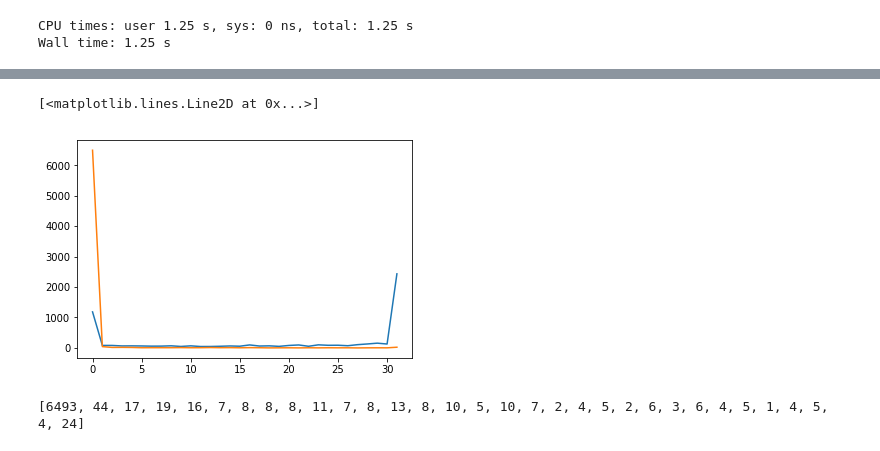
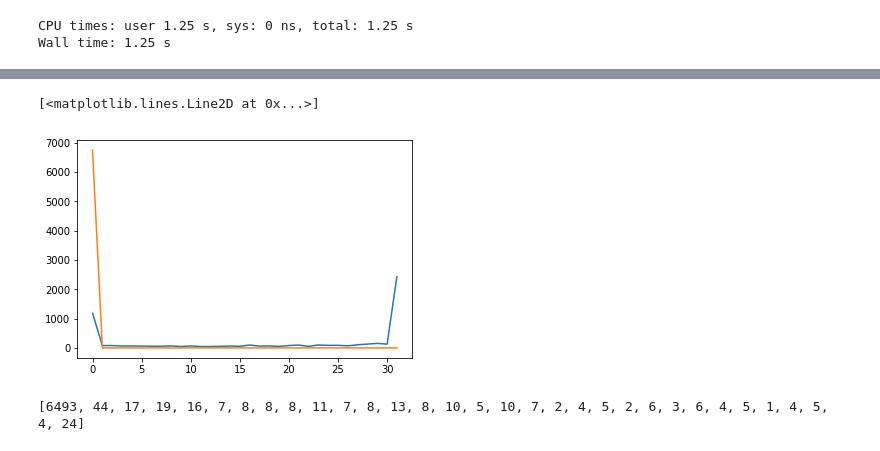
Before and after one commit to csielee/2018ML, a Jupyter notebook: HW2/HW2.ipynb, the cells around one changed output, grey strips where cells are left out. Saved outputs shown, nothing was run; the diff lists cells and outputs as text; code cells hidden in the pictures.

```diff
--- a/HW2/HW2.ipynb
+++ b/HW2/HW2.ipynb
@@ -94,7 +94,13 @@ for _, i in enumerate(train_images.datas):
 CPU times: user 1.25 s, sys: 0 ns, total: 1.25 s
 Wall time: 1.25 s
 # %%
+%%time
 # class, pixels, bins
 
-Pixel_P = [[[1 for _ in range(32)] for _ in range(28*28)] for _ in range(10)]
+Pixel_P = [[[10**-6 for _ in range(32)] for _ in range(28*28)] for _ in range(10)]
 Class_P = [0 for _ in range(10)]
+
+for idx, bs in enumerate(train_images.datas):
+    Class_P[train_labels.datas[idx][0]] += 1
+    for i in range(len(bs)):
+        Pixel_P[train_labels.datas[idx][0]][i][bs[i]>>3] += 1
@@ -110,9 +110,9 @@ Wall time: 21 s
 # %%
 plt.plot(range(32), Pixel_P[0][300])
-plt.plot(range(32), Pixel_P[1][300])
+plt.plot(range(32), Pixel_P[1][87])
 # %% [output]
 [<matplotlib.lines.Line2D at 0x...>]
-[figure, old version]
+[figure, new version]
 # %%
 print(Pixel_P[1][300])
 # %% [output]
```
Also changed, not shown: parts of 17 cells of this notebook.
